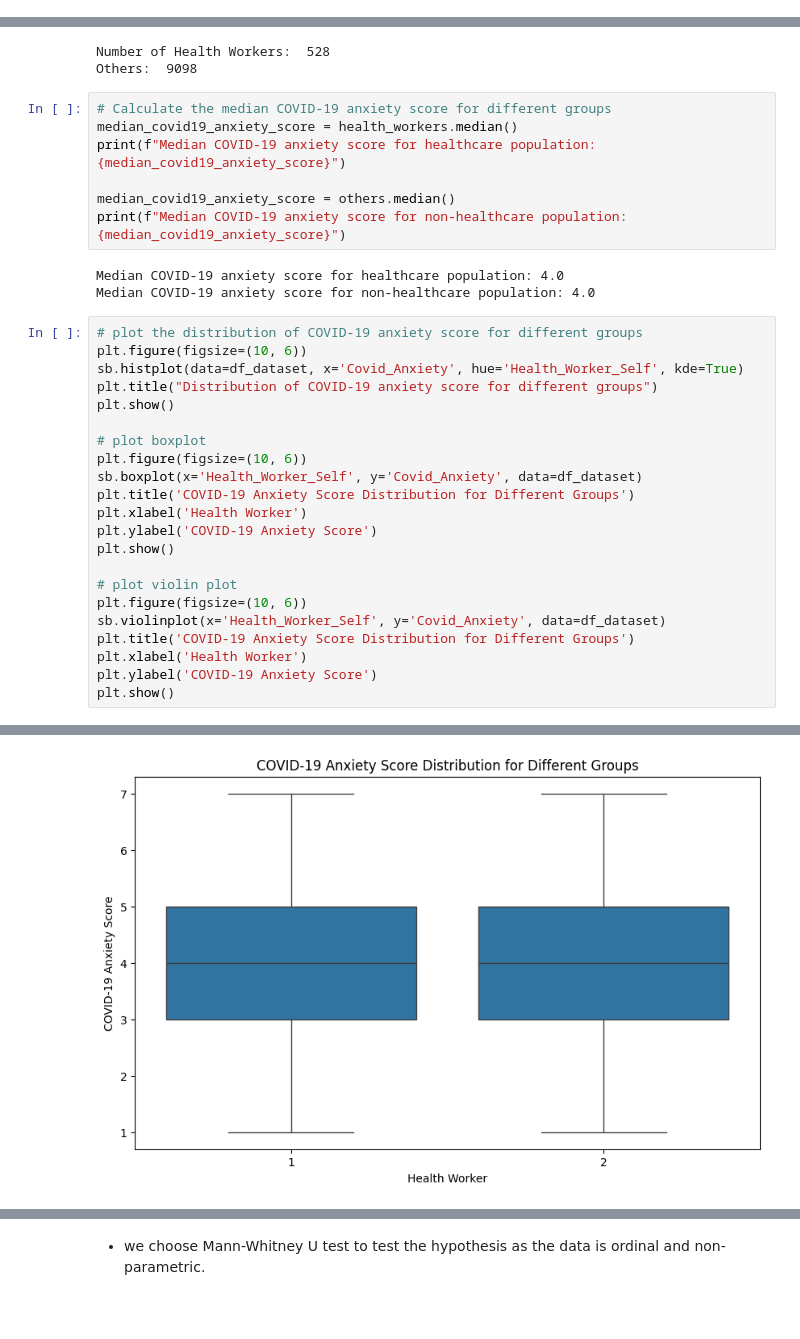
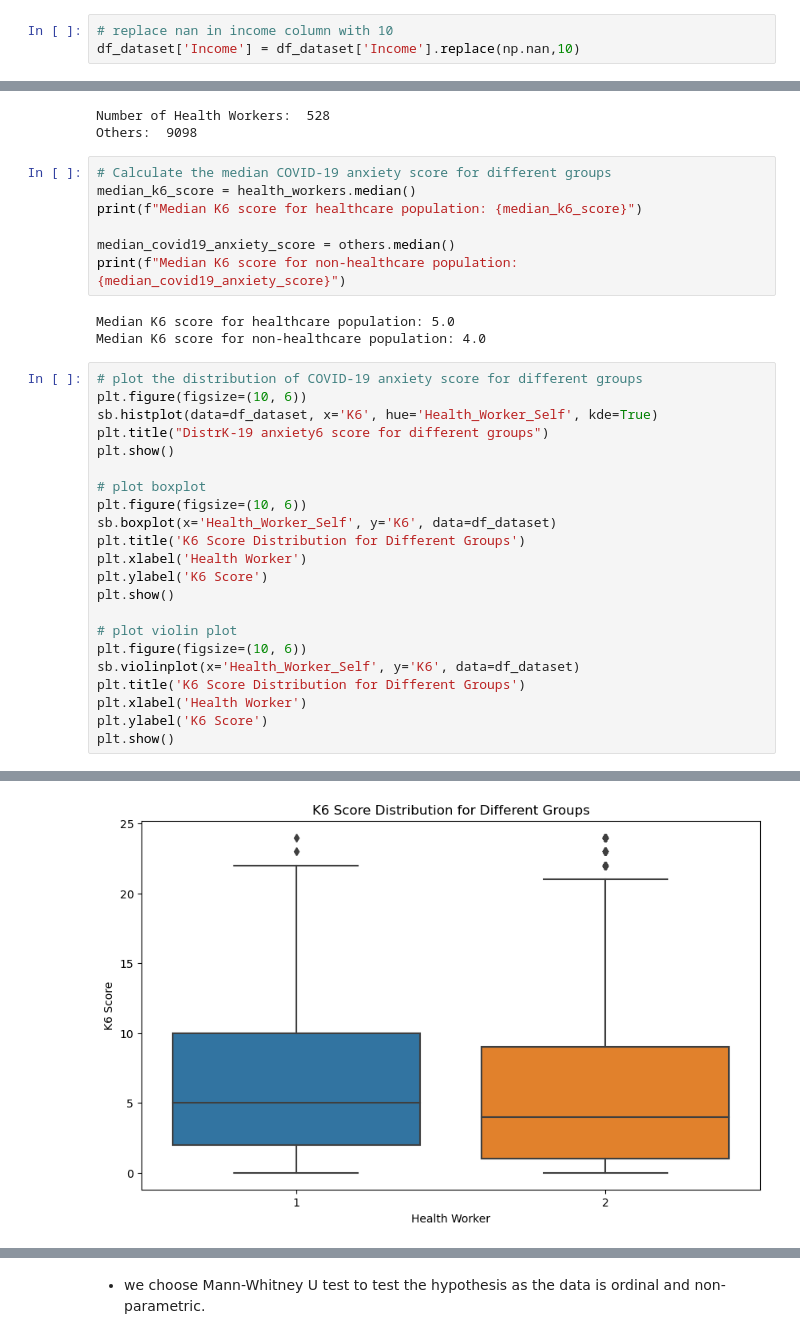
Before and after one commit to Shambhaviiiit/covid-psychological-impact-analysis, a Jupyter notebook: BRSM-Project.ipynb, the cells around one changed output, grey strips where cells are left out. Cells and saved outputs as stored; diff of their text form; blank space fills up the shorter version.

Commit message:
socio dempgraphic - psychological distress

```diff
--- a/BRSM-Project.ipynb
+++ b/BRSM-Project.ipynb
@@ -8,6 +8,9 @@ import scipy.stats as stats
 # load data
 df_dataset = pd.read_excel("Dataset.xlsx")
 df_key = pd.read_excel("Key.xlsx")
+# %%
+# replace nan in income column with 10
+df_dataset['Income'] = df_dataset['Income'].replace(np.nan,10)
 # %%
 # preprocessing
 df_dataset.drop('ID',axis=1,inplace=True)
@@ -30,34 +37,34 @@ Number of Health Workers:  528
 Others:  9098
 # %%
 # Calculate the median COVID-19 anxiety score for different groups
-median_covid19_anxiety_score = health_workers.median()
-print(f"Median COVID-19 anxiety score for healthcare population: {median_covid19_anxiety_score}")
+median_k6_score = health_workers.median()
+print(f"Median K6 score for healthcare population: {median_k6_score}")
 
 median_covid19_anxiety_score = others.median()
-print(f"Median COVID-19 anxiety score for non-healthcare population: {median_covid19_anxiety_score}")
+print(f"Median K6 score for non-healthcare population: {median_covid19_anxiety_score}")
 # %% [output]
-Median COVID-19 anxiety score for healthcare population: 4.0
-Median COVID-19 anxiety score for non-healthcare population: 4.0
+Median K6 score for healthcare population: 5.0
+Median K6 score for non-healthcare population: 4.0
 # %%
 # plot the distribution of COVID-19 anxiety score for different groups
 plt.figure(figsize=(10, 6))
-sb.histplot(data=df_dataset, x='Covid_Anxiety', hue='Health_Worker_Self', kde=True)
-plt.title("Distribution of COVID-19 anxiety score for different groups")
+sb.histplot(data=df_dataset, x='K6', hue='Health_Worker_Self', kde=True)
+plt.title("DistrK-19 anxiety6 score for different groups")
 plt.show()
 
 # plot boxplot
 plt.figure(figsize=(10, 6))
-sb.boxplot(x='Health_Worker_Self', y='Covid_Anxiety', data=df_dataset)
-plt.title('COVID-19 Anxiety Score Distribution for Different Groups')
+sb.boxplot(x='Health_Worker_Self', y='K6', data=df_dataset)
+plt.title('K6 Score Distribution for Different Groups')
 plt.xlabel('Health Worker')
-plt.ylabel('COVID-19 Anxiety Score')
+plt.ylabel('K6 Score')
 plt.show()
 
 # plot violin plot
 plt.figure(figsize=(10, 6))
-sb.violinplot(x='Health_Worker_Self', y='Covid_Anxiety', data=df_dataset)
-plt.title('COVID-19 Anxiety Score Distribution for Different Groups')
+sb.violinplot(x='Health_Worker_Self', y='K6', data=df_dataset)
+plt.title('K6 Score Distribution for Different Groups')
 plt.xlabel('Health Worker')
-plt.ylabel('COVID-19 Anxiety Score')
+plt.ylabel('K6 Score')
 plt.show()
 # %% [output]
@@ -65 +72 @@ plt.show()
-[figure, old version]
+[figure, new version]
```
Also changed, not shown: parts of 50 cells of this notebook, 3 other files.
